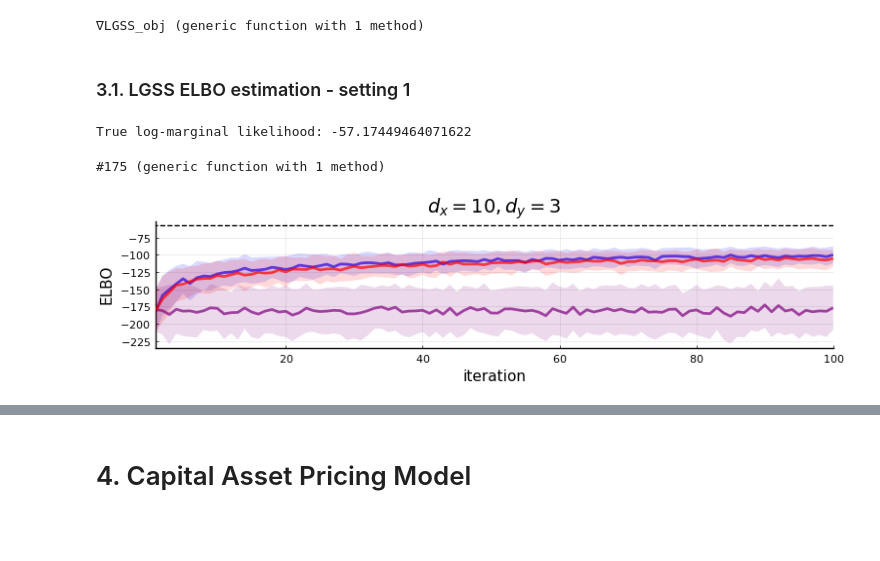
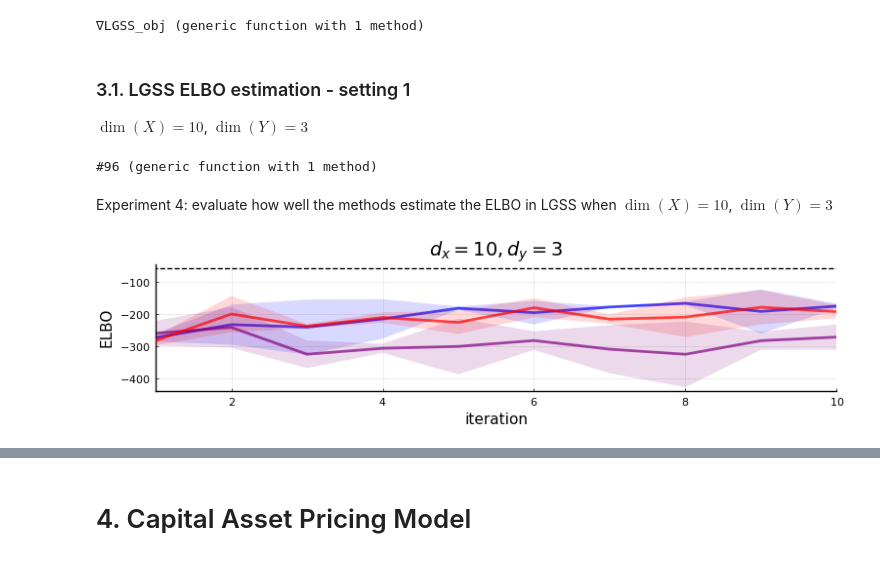
Before and after one commit to chiukenny/STAT520B-finalproject, a Jupyter notebook: code/project_code.ipynb, the cells around one changed output, grey strips where cells are left out. Drawn from its saved outputs; the diff is of its cells as text; code cells hidden in the pictures; blank space fills up the shorter version.

```diff
--- a/code/project_code.ipynb
+++ b/code/project_code.ipynb
@@ -49,9 +47,7 @@ GS_VSMC_col = :red
 IGR_VSMC_col = :green
 
 # Plotting parameters
-LW = 2    # linewidth
-LO = 0.7  # lineopacity
-FA = 0.15 # fillalpha
+LW_LO_FA = (linewidth=2, lineopacity=0.7, fillalpha=0.15)
 
 # Initialize PyPlot
 pyplot(size=(770,200))
@@ -954,64 +1018,68 @@ end
 ∇LGSS_obj (generic function with 1 method)
 # %% [markdown]
 ### 3.1. LGSS ELBO estimation - setting 1
+$\dim(X) = 10$, $\dim(Y)=3$
 # %%
-# Model hyperparameters
-T = 10
+# Initialize SMC object
 dimX = 10
 dimY = 3
+T = 10
+N = 4
+lgss_smc = SMC(dimX, dimY, T, N, LGSS_sim_prop, LGSS_log_weights, LGSS_log_prop)
+
+# Initialize model and data parameters
 α = 0.42
-r = 1 #0.1
-
-# Training parameters
-param_scale = 0.5
-
-N = 4
-
+r = 1
 model_params = LGSS_init_model_params(dimX, dimY, α, r)
 
+# Generate data
 x_true, y_true = LGSS_generate_data(model_params, T)
-# println("True x: ", x_true)
-# println("True y: ", y_true)
 
+# Compute the log marginal likelihood
 log_marginal = log_marginal_likelihood(model_params, T, y_true, dimX)
-println("True log-marginal likelihood: ", log_marginal)
 
+# Initialize the proposal parameters
+param_scale = 0.5
 prop_params = LGSS_init_prop_params(T, dimX, param_scale)
 
-lgss_smc = SMC(dimX, dimY, T, N, LGSS_sim_prop, LGSS_log_weights, LGSS_log_prop)
 flat_params, dimλ = LGSS_flatten_params(prop_params, T, dimX)
-
 unflatten_f = flat_params -> LGSS_unflatten_params(flat_params, T, dimX)
 
-LGSS_obj_vsmc = λ -> LGSS_obj(λ,model_params,y_true,lgss_smc, method=VSMC)
-LGSS_obj_uvsmc = λ -> LGSS_obj(λ,model_params,y_true,lgss_smc, method=uVSMC)
-LGSS_obj_gs = λ -> LGSS_obj(λ,model_params,y_true,lgss_smc, method=GS_VSMC)
-LGSS_obj_igr = λ -> LGSS_obj(λ,model_params,y_true,lgss_smc, method=IGR_VSMC)
+# Create closures of objective and gradient function
+LGSS_obj_vsmc = λ -> LGSS_obj(λ, model_params, y_true, lgss_smc, unflatten_f, method=VSMC)
+LGSS_obj_uvsmc = λ -> LGSS_obj(λ, model_params, y_true, lgss_smc, unflatten_f, method=uVSMC)
+LGSS_obj_gs = λ -> LGSS_obj(λ, model_params, y_true, lgss_smc, unflatten_f, method=GS_VSMC)
+LGSS_obj_igr = λ -> LGSS_obj(λ, model_params, y_true, lgss_smc, unflatten_f, method=IGR_VSMC)
 
-∇LGSS_obj_vsmc = λ -> ∇LGSS_obj(λ,model_params,y_true,lgss_smc, method=VSMC)
-∇LGSS_obj_uvsmc = λ -> ∇LGSS_obj(λ,model_params,y_true,lgss_smc, method=uVSMC)
-∇LGSS_obj_gs = λ -> ∇LGSS_obj(λ,model_params,y_true,lgss_smc, method=GS_VSMC)
-∇LGSS_obj_igr = λ -> ∇LGSS_obj(λ,model_params,y_true,lgss_smc, method=IGR_VSMC)
+∇LGSS_obj_vsmc = λ -> ∇LGSS_obj(λ, model_params, y_true, lgss_smc, unflatten_f, method=VSMC)
+∇LGSS_obj_uvsmc = λ -> ∇LGSS_obj(λ, model_params, y_true, lgss_smc, unflatten_f, method=uVSMC)
+∇LGSS_obj_gs = λ -> ∇LGSS_obj(λ, model_params, y_true, lgss_smc, unflatten_f, method=GS_VSMC)
+∇LGSS_obj_igr = λ -> ∇LGSS_obj(λ, model_params, y_true, lgss_smc, unflatten_f, method=IGR_VSMC)
 # %% [output]
-True log-marginal likelihood: -57.17449464071622
+#96 (generic function with 1 method)
-#175 (generic function with 1 method)
+# %% [markdown]
+Experiment 4: evaluate how well the methods estimate the ELBO in LGSS when $\dim(X)=10$, $\dim(Y)=3$
 # %%
-iters = 100
-runs = 100
+iters = 10 # Number of GD iterations
+runs = 2   # Number of runs per method
 
+pyplot(size=(770,200))
+
+# Estimate the mean and variance of the ELBO estimate
+# Note: Adam step sequence seems to help uVSMC a bit
+# Note: IGR was too slow in this context
 obj_mean_vsmc, obj_var_vsmc = plot_gd_helper(LGSS_obj_vsmc, ∇LGSS_obj_vsmc, flat_params, iters, runs)
-obj_mean_uvsmc, obj_var_uvsmc = plot_gd_helper(LGSS_obj_uvsmc, ∇LGSS_obj_uvsmc, flat_params, iters, runs, step="adam")
+obj_mean_uvsmc, obj_var_uvsmc = plot_gd_helper(LGSS_obj_uvsmc, ∇LGSS_obj_uvsmc, flat_params, iters, runs, step=ADAM)
 obj_mean_gs, obj_var_gs = plot_gd_helper(LGSS_obj_gs, ∇LGSS_obj_gs, flat_params, iters, runs)
 
-pelbo3 = plot(1:iters, obj_mean_vsmc, ribbon=sqrt.(obj_var_vsmc),
-    xlab="iteration", ylab="ELBO", title=L"d_x=10,d_y=3", xlim=(1,iters), legend=nothing,
-    linecolor=VSMC_col, fillcolor=VSMC_col, linewidth=2, fillalpha=0.15, lineopacity=0.7)
-plot!(1:iters, obj_mean_uvsmc, ribbon=sqrt.(obj_var_uvsmc),
-    linecolor=uVSMC_col, fillcolor=uVSMC_col, linewidth=2, fillalpha=0.15, lineopacity=0.7)
-plot!(1:iters, obj_mean_gs, ribbon=sqrt.(obj_var_gs),
-    linecolor=GS_VSMC_col, fillcolor=GS_VSMC_col, linewidth=2, fillalpha=0.15, lineopacity=0.7)
+# Plot the mean and variance
+pelbo3 = plot(1:iters, obj_mean_vsmc, ribbon=sqrt.(obj_var_vsmc), legend=nothing,
+    xlab="iteration", ylab="ELBO", title=L"d_x=%$dimX,d_y=%$dimY", xlim=(1,iters),
+    linecolor=VSMC_col, fillcolor=VSMC_col; LW_LO_FA...)
+plot!(1:iters, obj_mean_uvsmc, ribbon=sqrt.(obj_var_uvsmc), linecolor=uVSMC_col, fillcolor=uVSMC_col; LW_LO_FA...)
+plot!(1:iters, obj_mean_gs, ribbon=sqrt.(obj_var_gs), linecolor=GS_VSMC_col, fillcolor=GS_VSMC_col; LW_LO_FA...)
 hline!([log_marginal], linecolor=:black, linestyle=:dash, label=nothing)
 # %% [output]
-[figure, old version]
+[figure, new version]
 # %% [markdown]
 ### 3.2. LGSS ELBO estimation - setting 2
```
Also changed, not shown: parts of 36 cells of this notebook.
